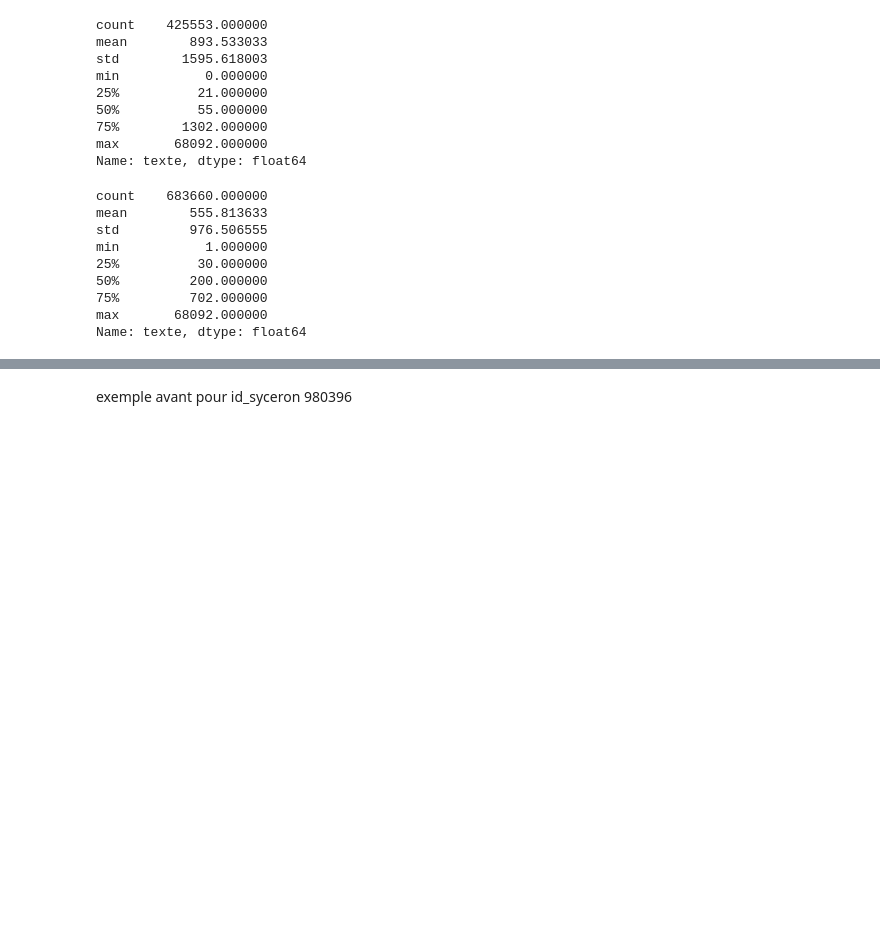
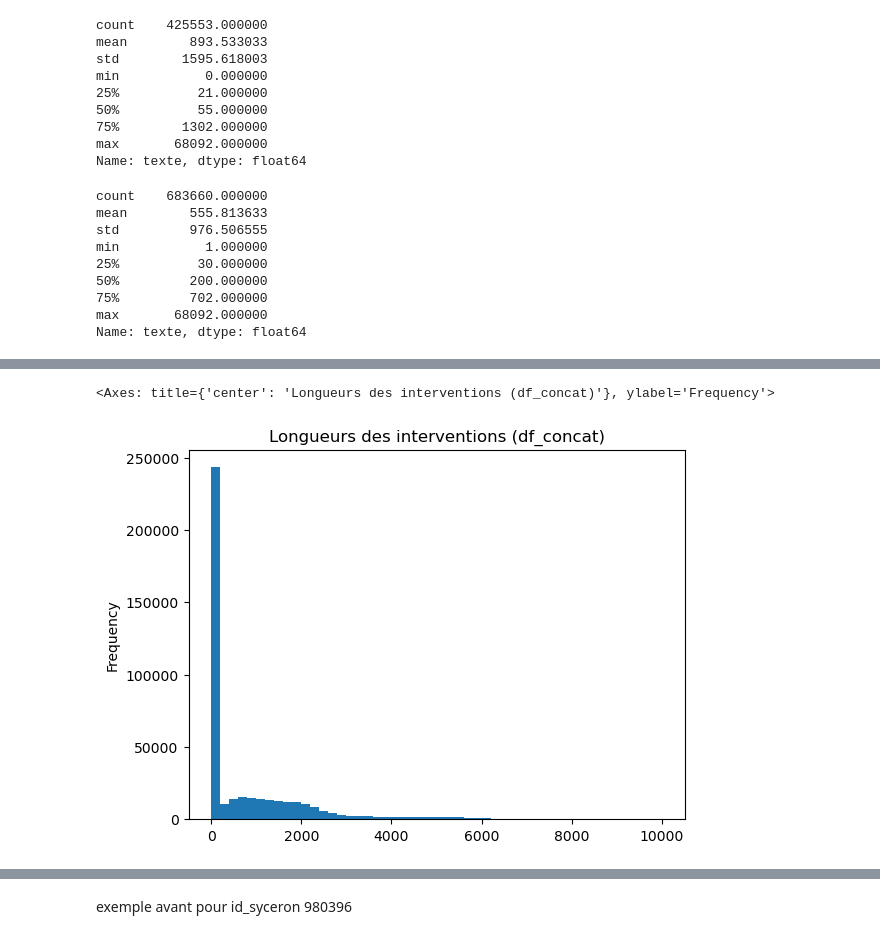
Before and after one commit to Matthias-Levalet/republique-cest-quoi, a Jupyter notebook: notebooks/2_clean_filter.ipynb, the cells around one changed output, grey strips where cells are left out. Cells and saved outputs as stored; diff of their text form; code cells hidden in the pictures; blank space fills up the shorter version.

```diff
--- a/notebooks/2_clean_filter.ipynb
+++ b/notebooks/2_clean_filter.ipynb
@@ -384,0 +431,10 @@ Name: texte, dtype: float64
+# %%
+df_concat["texte"].str.len().plot(
+    kind="hist",
+    range=(0, 10000),
+    bins=50,
+    title="Longueurs des interventions (df_concat)",
+)
+# %% [output]
+<Axes: title={'center': 'Longueurs des interventions (df_concat)'}, ylabel='Frequency'>
+[figure, added]
```
Also changed, not shown: parts of 48 cells of this notebook.
